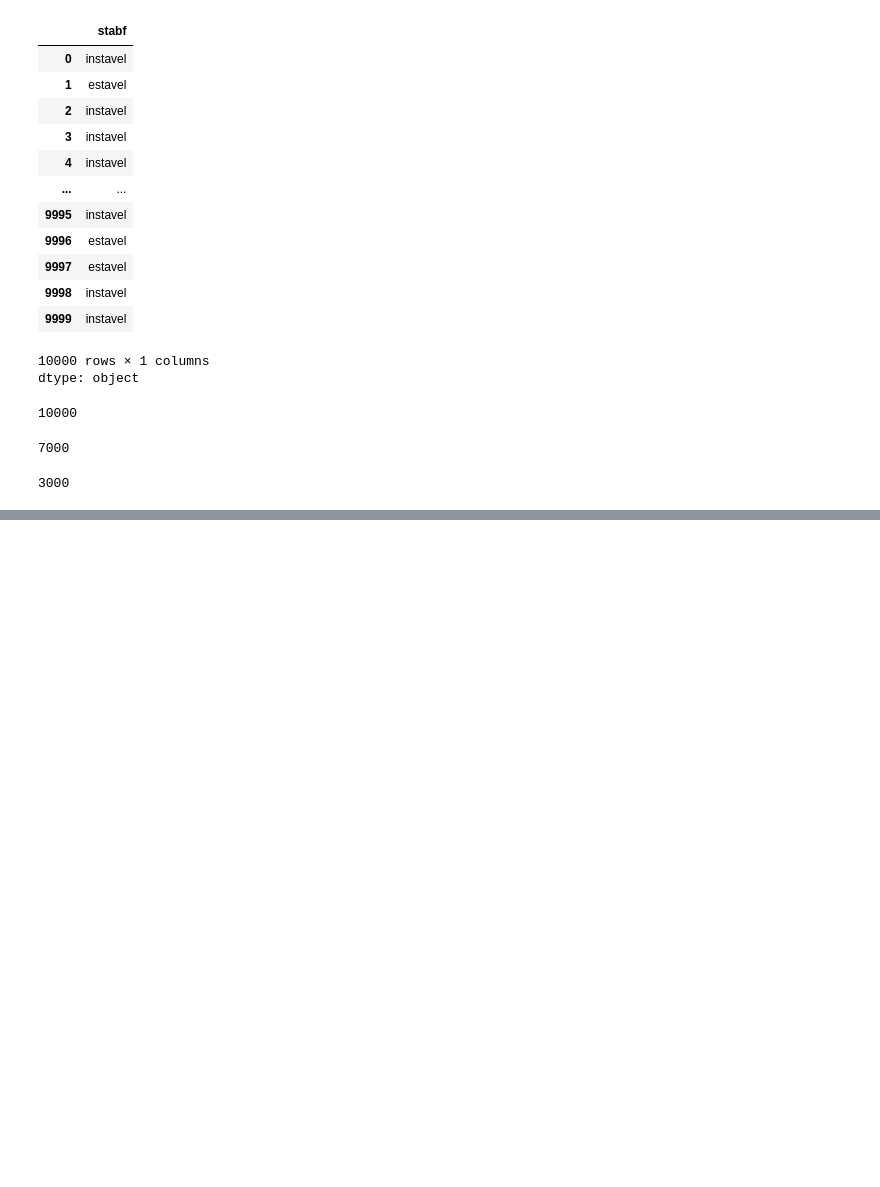
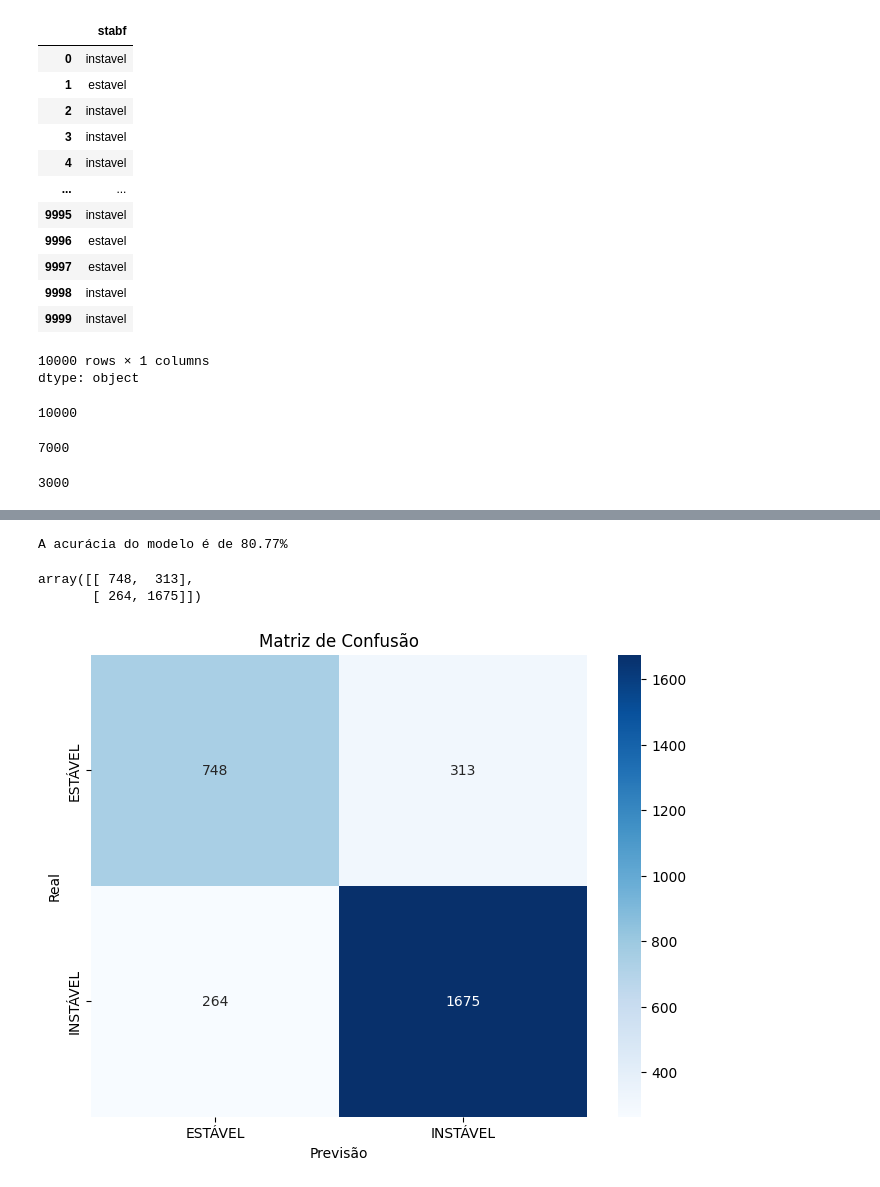
Before and after one commit to junnishiye/SERS_2semestre_checkpoint_2, a Jupyter notebook: aula_6_SERS_ml_.ipynb, the cells around one changed output, grey strips where cells are left out. Cells and saved outputs as stored; diff of their text form; code cells hidden in the pictures; blank space fills up the shorter version.

```diff
--- a/aula_6_SERS_ml_.ipynb
+++ b/aula_6_SERS_ml_.ipynb
@@ -149,3 +149,9 @@ X_train.shape[0]
 X_test.shape[0]
 # %% [output]
 3000
+# %%
+# Instanciando o modelo com base no algoritmo Logistic Regression
+modelo = LogisticRegression()
+# %%
+# Treinando o modelo
+modelo.fit(X_train, y_train)
@@ -151,0 +203,5 @@ X_test.shape[0]
+# %%
+
+# Gerando as previsões
+y_predict = modelo.predict(X_test)
+y_predict[:50]
@@ -151,0 +220,25 @@ X_test.shape[0]
+# %%
+# Acurácia do modelo
+acuracia = 100 * accuracy_score(y_test, y_predict)
+print(f'A acurácia do modelo é de {acuracia:.2f}%')
+# %% [output]
+A acurácia do modelo é de 80.77%
+# %%
+
+# Gerar matriz de confusão com matplotlib e heatmap
+matriz_confusao = confusion_matrix(y_test, y_predict)
+matriz_confusao
+# %% [output]
+array([[ 748,  313],
+       [ 264, 1675]])
+# %%
+
+plt.figure(figsize=(8, 6))
+sns.heatmap(matriz_confusao, annot=True, fmt='d', cmap='Blues',
+            xticklabels=['ESTÁVEL', 'INSTÁVEL'], yticklabels=['ESTÁVEL', 'INSTÁVEL'])
+plt.xlabel('Previsão')
+plt.ylabel('Real')
+plt.title('Matriz de Confusão')
+plt.show()
+# %% [output]
+[figure, added]
```
Also changed, not shown: parts of 4 cells of this notebook.
